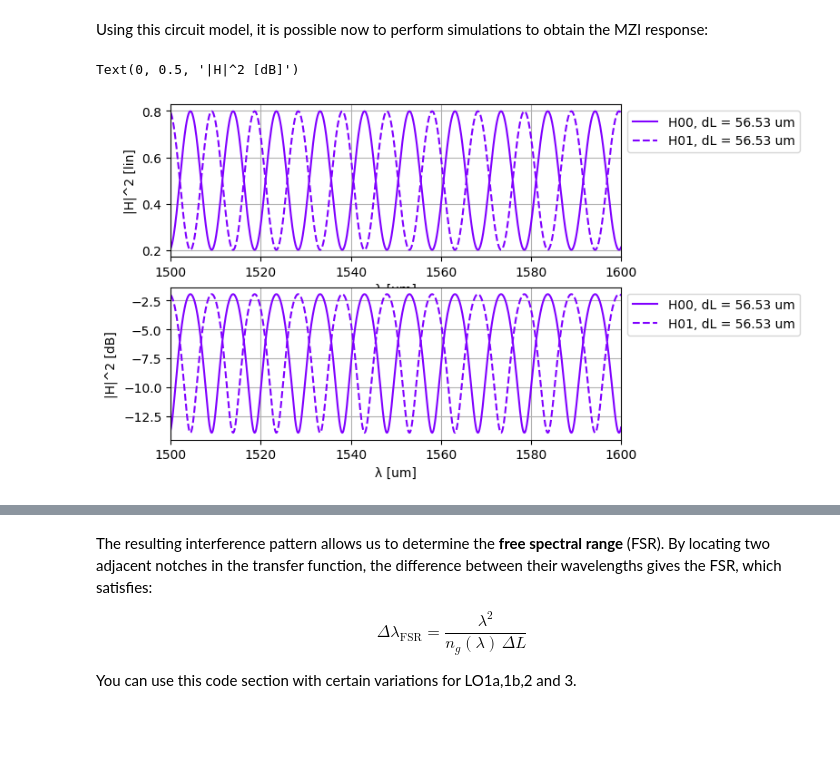
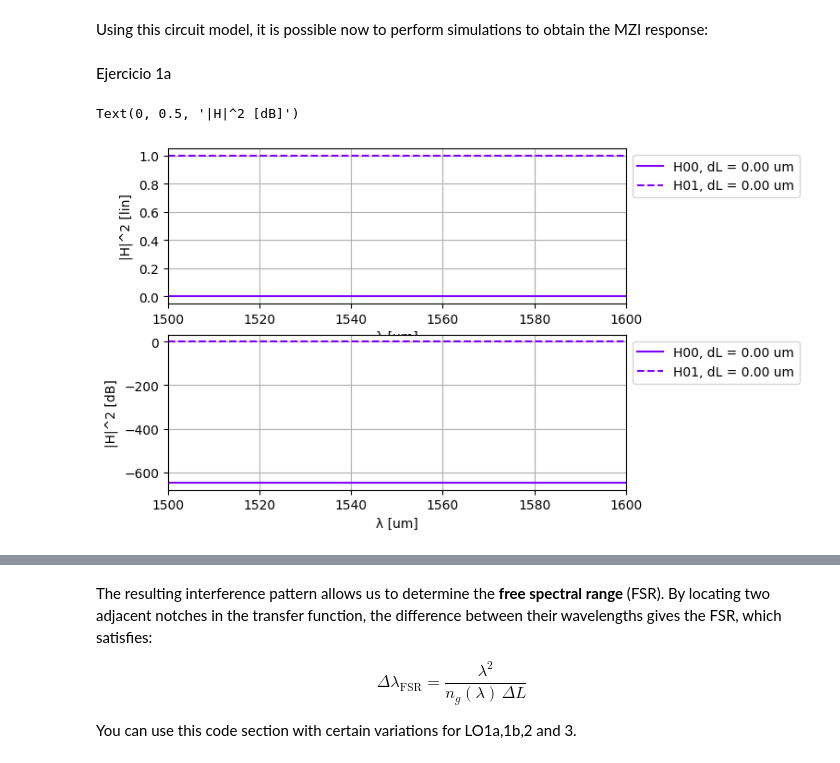
Before and after one commit to Davllop/cifoin-lab3, a Jupyter notebook: CIRCUITS_&_COMPACT_MODELS.ipynb, the cells around one changed output, grey strips where cells are left out. Cells and saved outputs as stored; diff of their text form; code cells hidden in the pictures; blank space fills up the shorter version.

```diff
--- a/CIRCUITS_&_COMPACT_MODELS.ipynb
+++ b/CIRCUITS_&_COMPACT_MODELS.ipynb
@@ -189,13 +189,15 @@ mzi, info = sax.circuit(
 )
 # %% [markdown]
 Using this circuit model, it is possible now to perform simulations to obtain the MZI response:
+# %% [markdown]
+Ejercicio 1a
 # %%
 # Wavelengths to simulate
 wl = jnp.linspace(1.500, 1.600, 1000)
 
 # Length values to simulate. We have a base length and we will vary the length of one arm using delta_l_v
 l_base = 0
-delta_l_v = np.array([56.53])
+delta_l_v = np.array([0])
 
 # Testbench
 mzi_test = []
@@ -209,34 +211,34 @@ for i, delta_l in enumerate(delta_l_v):
     # We can access the waveguide lengths by using the instance names defined in the circuit
     # First we instantiate the MZI with the desired lengths
     mzi_test = mzi(
     wl=wl,
-    wvg_S={"length": l_base, "ng": 4.25, "loss": 0.0004, "neff": 2.38}, # Lb
-    wvg_N={"length": l_base + delta_l, "ng": 4.25, "loss": 0.0004, "neff": 2.38, "ng": 4.25},
-    coup_E={"coupling": 0.1}, # Ka
+    wvg_S={"length": l_base, "ng": 4.25, "loss": 0, "neff": 2.38}, # Lb
+    wvg_N={"length": l_base + delta_l, "ng": 4.25, "loss": 0, "neff": 2.38, "ng": 4.25},
+    coup_E={"coupling": 0.5}, # Ka
     coup_W={"coupling": 0.5}  # Kb
 )
     # Then we can extract the S-parameters using the port names defined in the circuit
     H00 = mzi_test["in0", "out0"]
     H01 = mzi_test["in0", "out1"]
 
     H00_dB = 20.0*jnp.log10(np.abs(H00) ** 2)
     H01_dB = 20.0*jnp.log10(np.abs(H01) ** 2)
 
     ax[0].plot(wl * 1e3, np.abs(H00)**2, linestyle="-", color=color[i], label=f"H00, dL = {delta_l:.2f} um")
     ax[0].plot(wl * 1e3, np.abs(H01)**2, linestyle="--", color=color[i], label=f"H01, dL = {delta_l:.2f} um")
 
     ax[1].plot(wl * 1e3, H00_dB, linestyle="-", color=color[i], label=f"H00, dL = {delta_l:.2f} um")
     ax[1].plot(wl * 1e3, H01_dB, linestyle="--", color=color[i], label=f"H01, dL = {delta_l:.2f} um")
 
 for i in range(0,2):
     ax[i].grid(visible=True)
     ax[i].legend(fontsize=8)
     ax[i].set_xlim(1500, 1600)
     ax[i].set_xlabel("λ [um]")
     ax[i].legend(loc='upper left', bbox_to_anchor=(1, 1))
 
 ax[0].set_ylabel("|H|^2 [lin]")
 ax[1].set_ylabel("|H|^2 [dB]")
 # %% [output]
 Text(0, 0.5, '|H|^2 [dB]')
-[figure, old version]
+[figure, new version]
```
Also changed, not shown: parts of 15 cells of this notebook.
